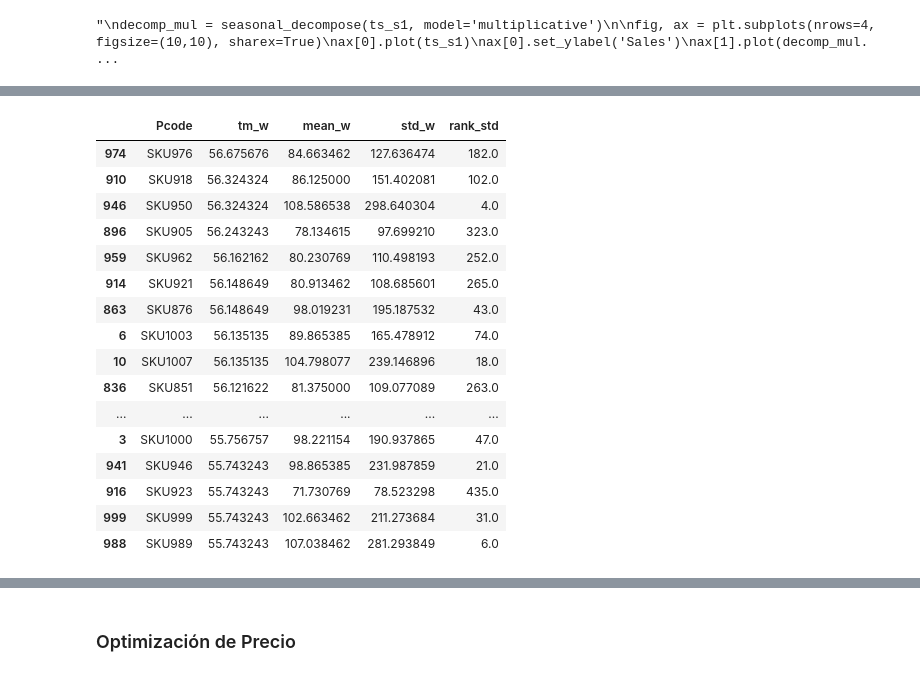
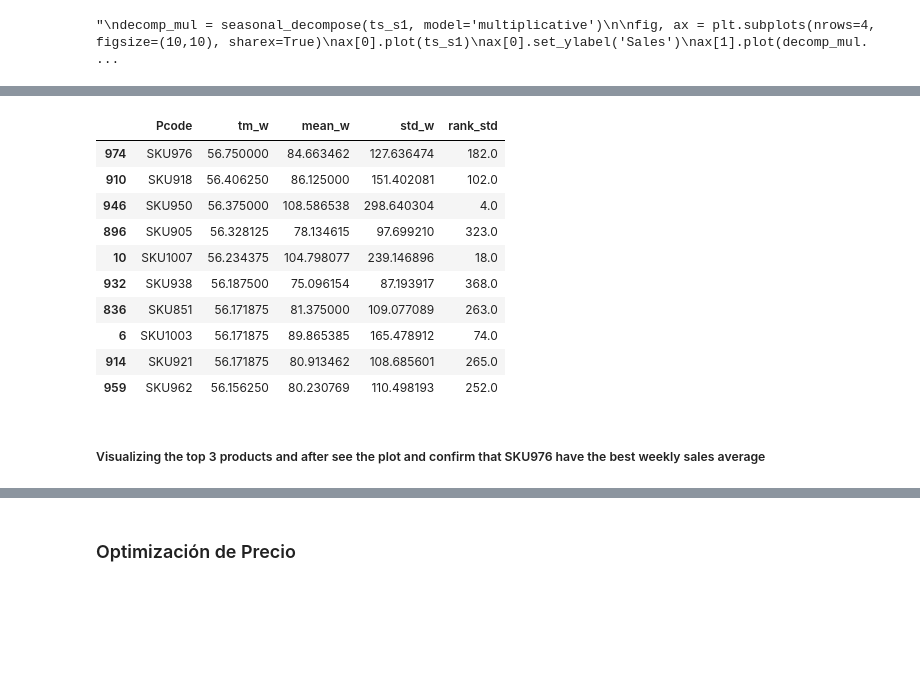
Before and after one commit to superpanditas/Quinio, a Jupyter notebook: Weekly_SKU_level_Product_Sales_Transactions.ipynb, the cells around one changed output, grey strips where cells are left out. Cells and saved outputs as stored; diff of their text form; code cells hidden in the pictures; blank space fills up the shorter version.

```diff
--- a/Weekly_SKU_level_Product_Sales_Transactions.ipynb
+++ b/Weekly_SKU_level_Product_Sales_Transactions.ipynb
@@ -241,11 +259,12 @@ plt.show()
 # %%
-from scipy.stats import trim_meaimport numpy as np
+from scipy.stats import trim_mean
+import numpy as np
 import statsmodels.api as sm
 
 # Searching the SKU with the best sales weekly but taking in cosideration outliers and for this process consider trimmed mean, mean and std by sku
 
 # trimmed mean
-trimmed_mean_1 = store1_pivoted.apply(lambda x: trim_mean(x, proportiontocut=0.15))
+trimmed_mean_1 = store1_pivoted.apply(lambda x: trim_mean(x, proportiontocut=0.20))
 trimmed_mean_1 = trimmed_mean_1.reset_index(name='tm_w')
 trimmed_mean_sorted_1 = trimmed_mean_1.sort_values('tm_w', ascending=False)
 ##trimmed_mean_sorted_1.head(20)
@@ -264,23 +285,19 @@ std_sorted_1 = std_1.sort_values('std_w', ascending=True)
 # %%
 # Join DataFrames
 store1_central_value = trimmed_mean_1.merge(mean_1, on='Pcode').merge(std_1, on='Pcode')
 store1_central_value['rank_std'] = store1_central_value['std_w'].rank(method='dense', ascending=False)
-store1_central_value.sort_values('tm_w', ascending=False).head(40)
+store1_central_value.sort_values('tm_w', ascending=False).head(10)
 # %% [output]
 |  | Pcode | tm_w | mean_w | std_w | rank_std |
-| 974 | SKU976 | 56.675676 | 84.663462 | 127.636474 | 182.0 |
-| 910 | SKU918 | 56.324324 | 86.125000 | 151.402081 | 102.0 |
-| 946 | SKU950 | 56.324324 | 108.586538 | 298.640304 | 4.0 |
-| 896 | SKU905 | 56.243243 | 78.134615 | 97.699210 | 323.0 |
-| 959 | SKU962 | 56.162162 | 80.230769 | 110.498193 | 252.0 |
-| 914 | SKU921 | 56.148649 | 80.913462 | 108.685601 | 265.0 |
-| 863 | SKU876 | 56.148649 | 98.019231 | 195.187532 | 43.0 |
-| 6 | SKU1003 | 56.135135 | 89.865385 | 165.478912 | 74.0 |
-| 10 | SKU1007 | 56.135135 | 104.798077 | 239.146896 | 18.0 |
-| 836 | SKU851 | 56.121622 | 81.375000 | 109.077089 | 263.0 |
-| ... | ... | ... | ... | ... | ... |
-| 3 | SKU1000 | 55.756757 | 98.221154 | 190.937865 | 47.0 |
-| 941 | SKU946 | 55.743243 | 98.865385 | 231.987859 | 21.0 |
-| 916 | SKU923 | 55.743243 | 71.730769 | 78.523298 | 435.0 |
-| 999 | SKU999 | 55.743243 | 102.663462 | 211.273684 | 31.0 |
-| 988 | SKU989 | 55.743243 | 107.038462 | 281.293849 | 6.0 |
+| 974 | SKU976 | 56.750000 | 84.663462 | 127.636474 | 182.0 |
+| 910 | SKU918 | 56.406250 | 86.125000 | 151.402081 | 102.0 |
+| 946 | SKU950 | 56.375000 | 108.586538 | 298.640304 | 4.0 |
+| 896 | SKU905 | 56.328125 | 78.134615 | 97.699210 | 323.0 |
+| 10 | SKU1007 | 56.234375 | 104.798077 | 239.146896 | 18.0 |
+| 932 | SKU938 | 56.187500 | 75.096154 | 87.193917 | 368.0 |
+| 836 | SKU851 | 56.171875 | 81.375000 | 109.077089 | 263.0 |
+| 6 | SKU1003 | 56.171875 | 89.865385 | 165.478912 | 74.0 |
+| 914 | SKU921 | 56.171875 | 80.913462 | 108.685601 | 265.0 |
+| 959 | SKU962 | 56.156250 | 80.230769 | 110.498193 | 252.0 |
+# %% [markdown]
+##### Visualizing the top 3 products and after see the plot and confirm that SKU976 have the best weekly sales average
```
Also changed, not shown: parts of 21 cells of this notebook.
